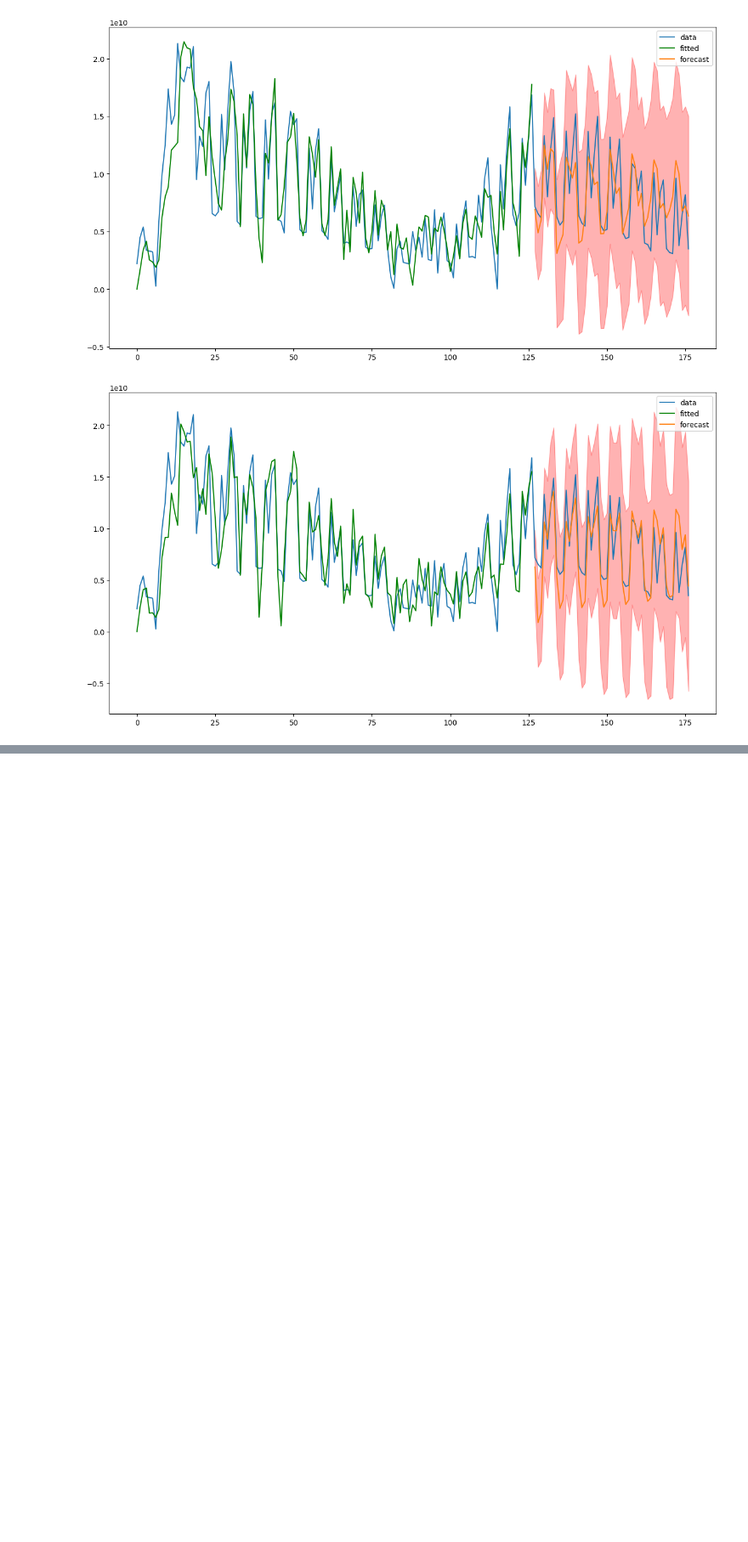
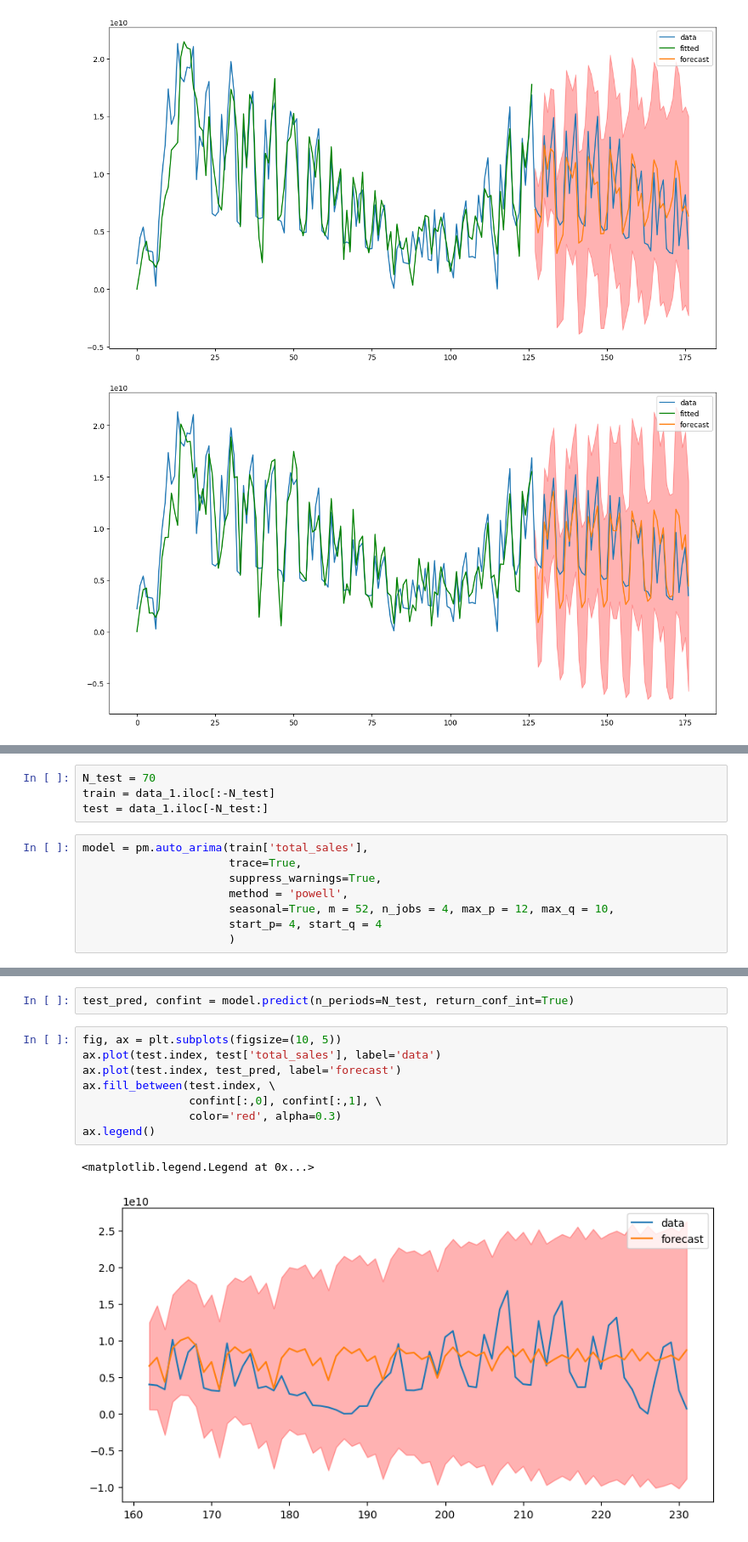
Before and after one commit to xavierzg/Cinema-Tickets-by-time-series., a Jupyter notebook: ARIMA.ipynb, the cells around one changed output, grey strips where cells are left out. Shown at 85% size. Cells and saved outputs as stored; diff of their text form; blank space fills up the shorter version.

```diff
--- a/ARIMA.ipynb
+++ b/ARIMA.ipynb
@@ -132,0 +135,12 @@ show_result(data = data_2, parameter = best_param_2, N_test = 50)
+# %%
+N_test = 70
+train = data_1.iloc[:-N_test]
+test = data_1.iloc[-N_test:]
+# %%
+model = pm.auto_arima(train['total_sales'],
+                      trace=True,
+                      suppress_warnings=True,
+                      method = 'powell',
+                      seasonal=True, m = 52, n_jobs = 4, max_p = 12, max_q = 10,
+                      start_p= 4, start_q = 4
+                      )
@@ -132,0 +196,13 @@ show_result(data = data_2, parameter = best_param_2, N_test = 50)
+# %%
+test_pred, confint = model.predict(n_periods=N_test, return_conf_int=True)
+# %%
+fig, ax = plt.subplots(figsize=(10, 5))
+ax.plot(test.index, test['total_sales'], label='data')
+ax.plot(test.index, test_pred, label='forecast')
+ax.fill_between(test.index, \
+                confint[:,0], confint[:,1], \
+                color='red', alpha=0.3)
+ax.legend()
+# %% [output]
+<matplotlib.legend.Legend at 0x...>
+[figure, added]
```
Also changed, not shown: parts of 9 cells of this notebook.
